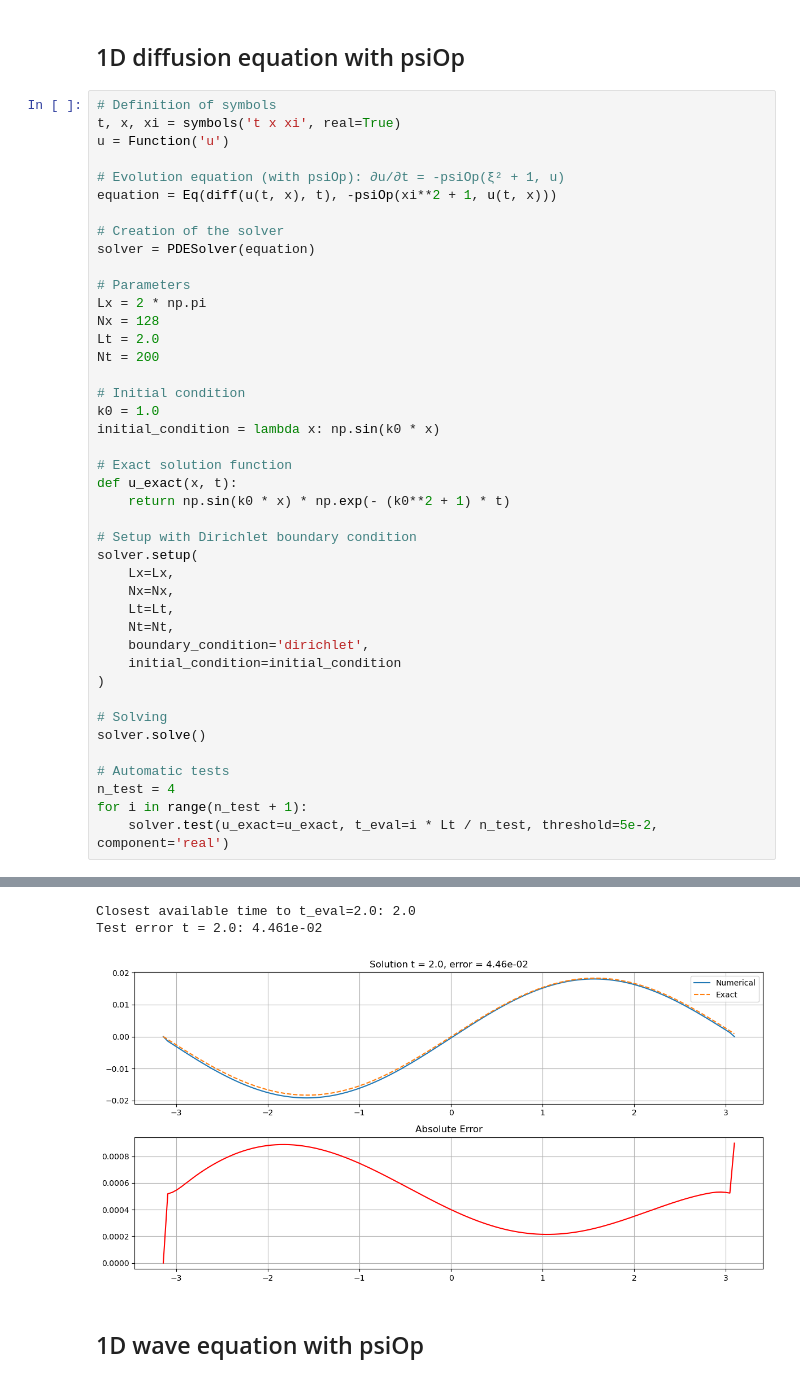
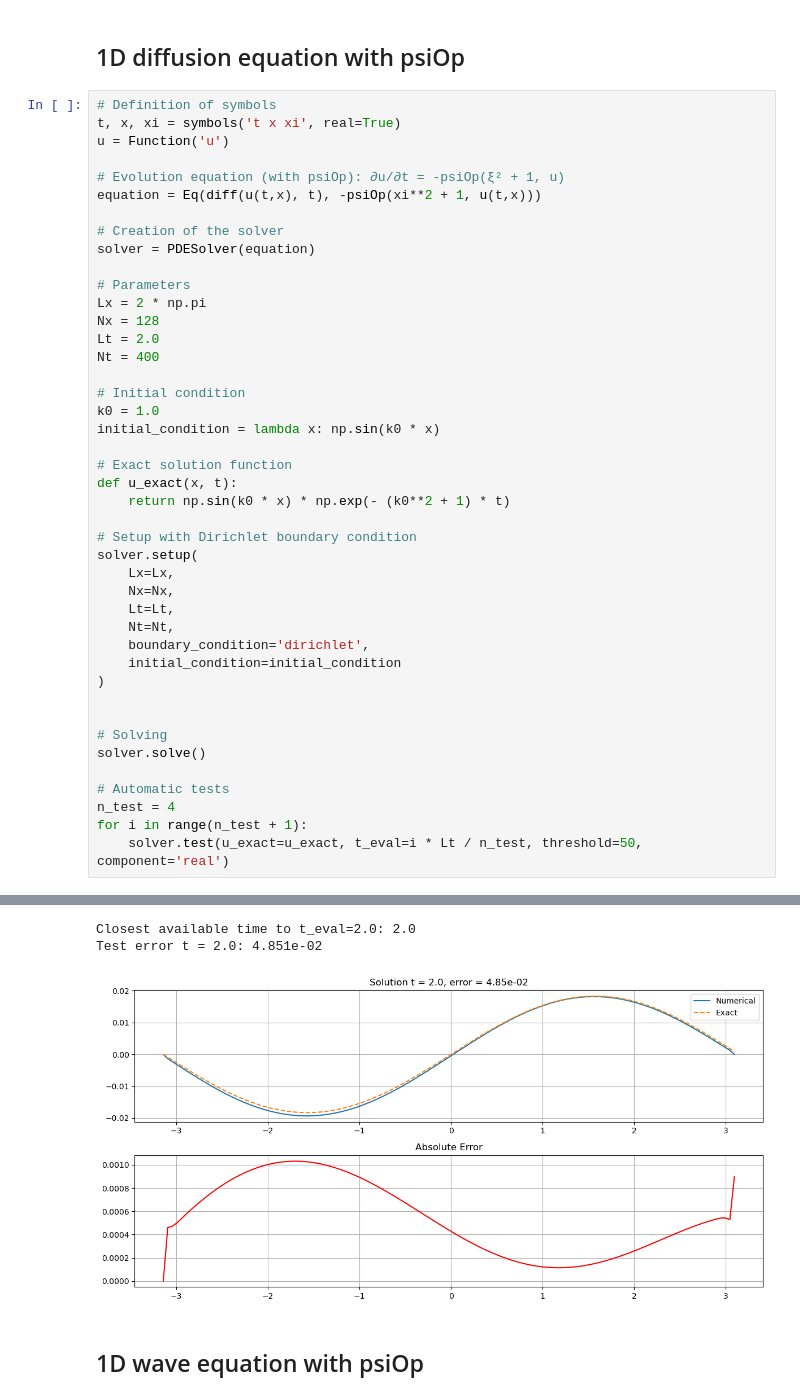
Before and after one commit to phbillet/pdesolver, a Jupyter notebook: PDESolver_tester_Dirichlet_1D.ipynb, the cells around one changed output, grey strips where cells are left out. Drawn from its saved outputs; the diff is of its cells as text.

```diff
--- a/PDESolver_tester_Dirichlet_1D.ipynb
+++ b/PDESolver_tester_Dirichlet_1D.ipynb
@@ -135,7 +135,7 @@ t, x, xi = symbols('t x xi', real=True)
 u = Function('u')
 
 # Evolution equation (with psiOp): ∂u/∂t = -psiOp(ξ² + 1, u)
-equation = Eq(diff(u(t, x), t), -psiOp(xi**2 + 1, u(t, x)))
+equation = Eq(diff(u(t,x), t), -psiOp(xi**2 + 1, u(t,x)))
 
 # Creation of the solver
 solver = PDESolver(equation)
@@ -144,7 +144,7 @@ solver = PDESolver(equation)
 Lx = 2 * np.pi
 Nx = 128
 Lt = 2.0
-Nt = 200
+Nt = 400
 
 # Initial condition
 k0 = 1.0
@@ -164,13 +164,14 @@ solver.setup(
     initial_condition=initial_condition
 )
 
+
 # Solving
 solver.solve()
 
 # Automatic tests
 n_test = 4
 for i in range(n_test + 1):
-    solver.test(u_exact=u_exact, t_eval=i * Lt / n_test, threshold=5e-2, component='real')
+    solver.test(u_exact=u_exact, t_eval=i * Lt / n_test, threshold=50, component='real')
 # %% [output]
 *********************************
 * Partial differential equation *
@@ -202,6 +203,6 @@ Test error t = 1.5: 3.379e-02
 Closest available time to t_eval=2.0: 2.0
-Test error t = 2.0: 4.461e-02
+Test error t = 2.0: 4.851e-02
-[figure, old version]
+[figure, new version]
 # %% [markdown]
 ## 1D wave equation with psiOp
 # %%
```
Also changed, not shown: parts of 2 cells of this notebook, 4 other files.
